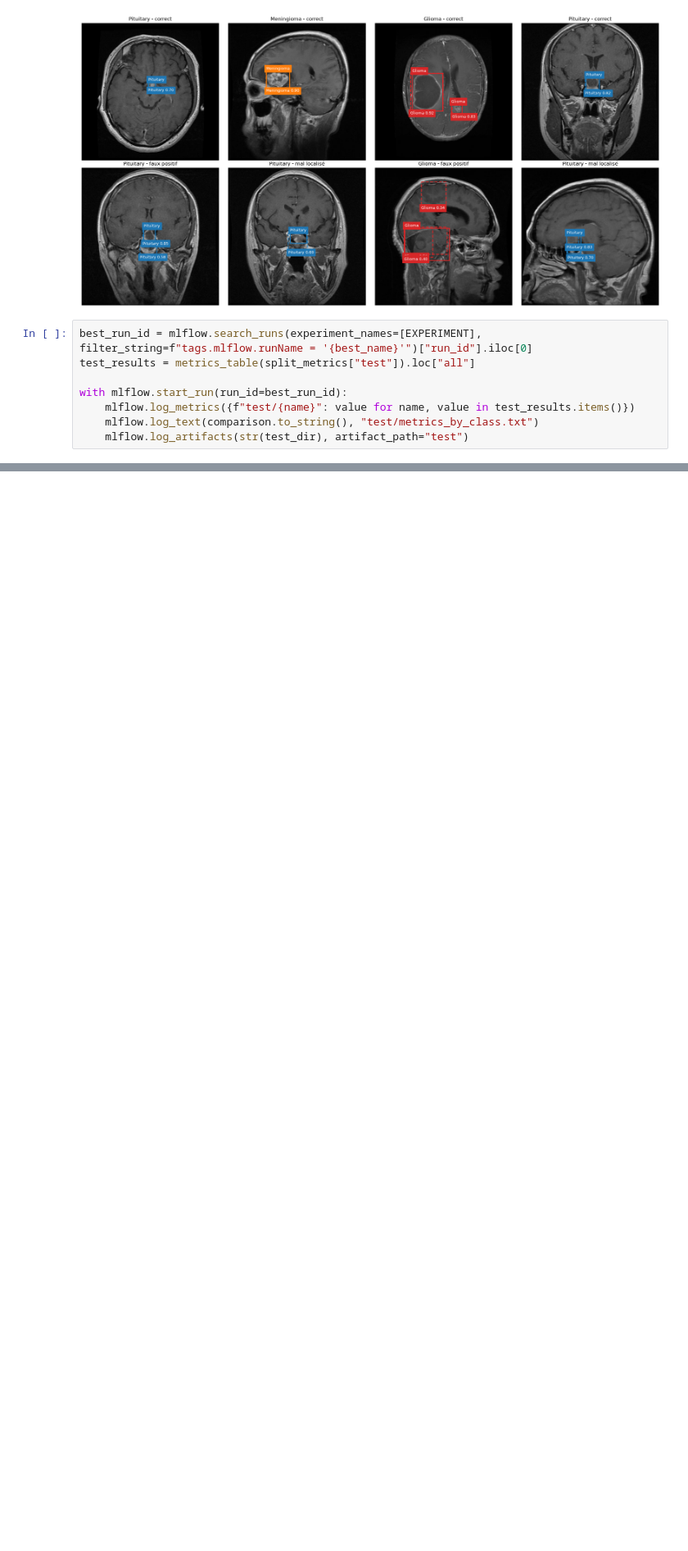
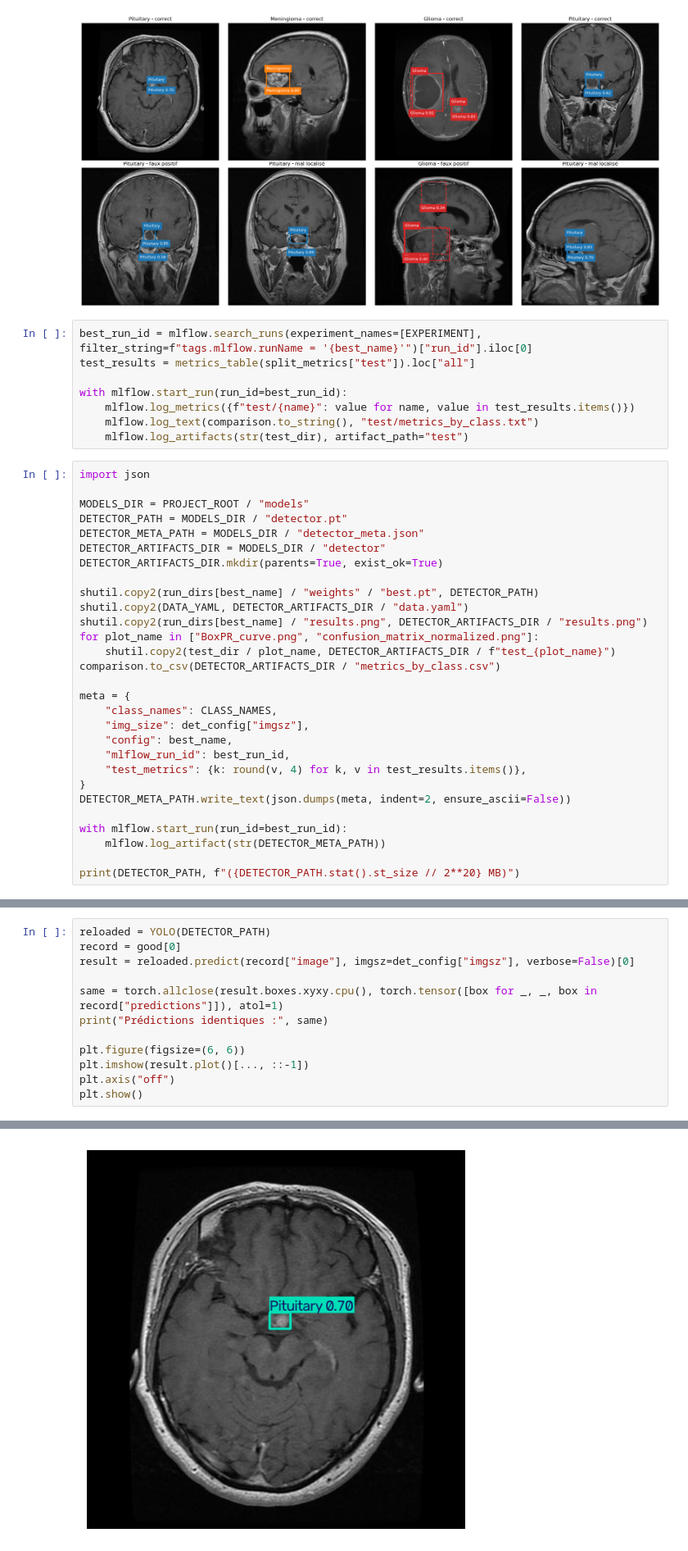
Before and after one commit to jerymy-k/DiagnosticMultimodal, a Jupyter notebook: notebooks/detection.ipynb, the cells around one changed output, grey strips where cells are left out. Shown at 82% size. Saved outputs shown, nothing was run; the diff lists cells and outputs as text; blank space fills up the shorter version.

```diff
--- a/notebooks/detection.ipynb
+++ b/notebooks/detection.ipynb
@@ -420,3 +420,32 @@ with mlflow.start_run(run_id=best_run_id):
     mlflow.log_metrics({f"test/{name}": value for name, value in test_results.items()})
     mlflow.log_text(comparison.to_string(), "test/metrics_by_class.txt")
     mlflow.log_artifacts(str(test_dir), artifact_path="test")
+# %%
+import json
+
+MODELS_DIR = PROJECT_ROOT / "models"
+DETECTOR_PATH = MODELS_DIR / "detector.pt"
+DETECTOR_META_PATH = MODELS_DIR / "detector_meta.json"
+DETECTOR_ARTIFACTS_DIR = MODELS_DIR / "detector"
+DETECTOR_ARTIFACTS_DIR.mkdir(parents=True, exist_ok=True)
+
+shutil.copy2(run_dirs[best_name] / "weights" / "best.pt", DETECTOR_PATH)
+shutil.copy2(DATA_YAML, DETECTOR_ARTIFACTS_DIR / "data.yaml")
+shutil.copy2(run_dirs[best_name] / "results.png", DETECTOR_ARTIFACTS_DIR / "results.png")
+for plot_name in ["BoxPR_curve.png", "confusion_matrix_normalized.png"]:
+    shutil.copy2(test_dir / plot_name, DETECTOR_ARTIFACTS_DIR / f"test_{plot_name}")
+comparison.to_csv(DETECTOR_ARTIFACTS_DIR / "metrics_by_class.csv")
+
+meta = {
+    "class_names": CLASS_NAMES,
+    "img_size": det_config["imgsz"],
+    "config": best_name,
+    "mlflow_run_id": best_run_id,
+    "test_metrics": {k: round(v, 4) for k, v in test_results.items()},
+}
+DETECTOR_META_PATH.write_text(json.dumps(meta, indent=2, ensure_ascii=False))
+
+with mlflow.start_run(run_id=best_run_id):
+    mlflow.log_artifact(str(DETECTOR_META_PATH))
+
+print(DETECTOR_PATH, f"({DETECTOR_PATH.stat().st_size // 2**20} MB)")
@@ -422,0 +454,13 @@ with mlflow.start_run(run_id=best_run_id):
+# %%
+reloaded = YOLO(DETECTOR_PATH)
+record = good[0]
+result = reloaded.predict(record["image"], imgsz=det_config["imgsz"], verbose=False)[0]
+
+same = torch.allclose(result.boxes.xyxy.cpu(), torch.tensor([box for _, _, box in record["predictions"]]), atol=1)
+print("Prédictions identiques :", same)
+
+plt.figure(figsize=(6, 6))
+plt.imshow(result.plot()[..., ::-1])
+plt.axis("off")
+plt.show()
+# %% [output]
@@ -422,0 +468 @@ with mlflow.start_run(run_id=best_run_id):
+[figure, added]
```
Also changed, not shown: parts of 2 cells of this notebook, 6 other files.
